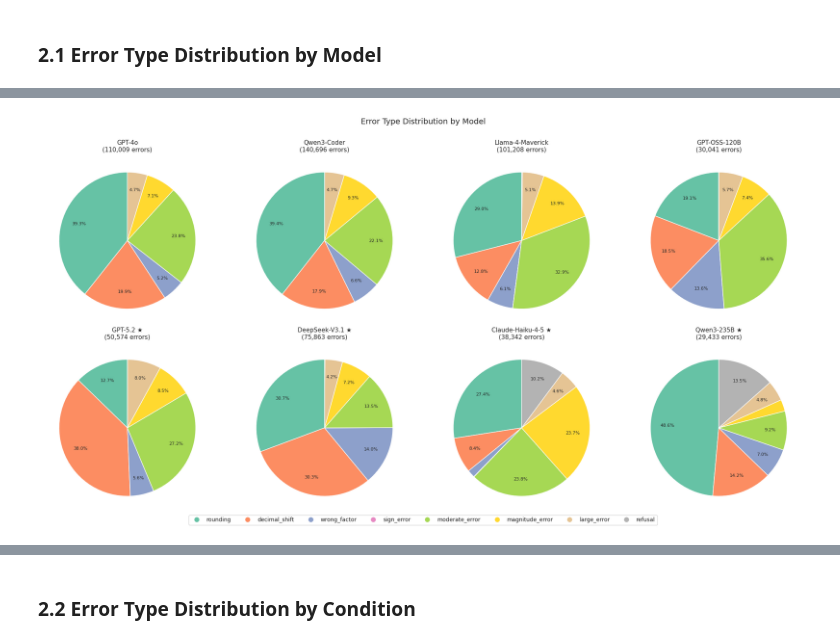
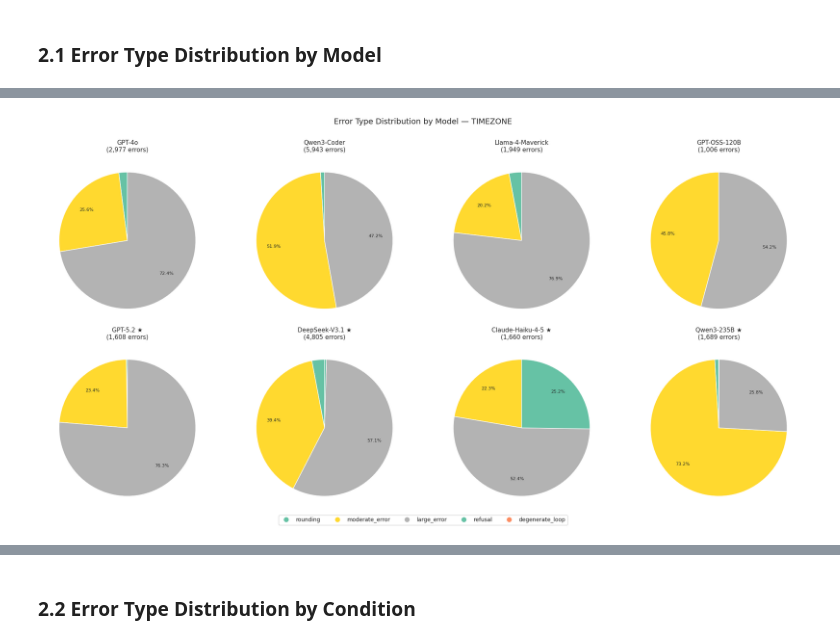
Before and after one commit to janewarren/math_gender, a Jupyter notebook: conversion_test/3_error_taxonomy/error_analysis.ipynb, the cells around one changed output, grey strips where cells are left out. Saved outputs shown, nothing was run; the diff lists cells and outputs as text; code cells hidden in the pictures.

```diff
--- a/conversion_test/3_error_taxonomy/error_analysis.ipynb
+++ b/conversion_test/3_error_taxonomy/error_analysis.ipynb
@@ -68,7 +106,7 @@ Conditions: ['regular', 'no_guide', 'math_only']
 # %% [markdown]
 ## 1. Load All Results
 # %%
-df = pd.read_csv('/data/jane/convert/math_gender/conversion_test/2_analysis/results.csv', sep='\t')
+df = pd.read_csv('/data/jane/convert/math_gender/conversion_test/2_analysis/integers.csv', sep='\t')
 print(f"loaded {len(df):,} rows")
 print(f"columns: {df.columns.tolist()}")
 print(f"models: {df['model'].unique()}")
@@ -82,6 +120,3 @@ models: ['claude-haiku-4-5' 'deepseek-v3.1' 'gpt-4o' 'gpt-5.2' 'gpt-oss-120b'
 conditions: ['in_domain_with_guide' 'math_only' 'in_domain_no_guide']
 domains: ['bits_bytes' 'clothing_size' 'cooking' 'currency' 'density' 'energy'
  'moles_to_particles' 'speed' 'temperature' 'timezone' 'volume']
-# %%
-# combine all clothing domains into one
-df.loc[df['domain'].str.startswith('clothing_sizes_'), 'domain'] = 'clothing_size'
@@ -252,50 +530,51 @@ qwen3-235b-thinking     29433              5.1
 # %%
-# Pie chart of error type distribution for each model
+# Pie charts for TIMEZONE and CURRENCY domains
 
 pie_colors = sns.color_palette('Set2', len(error_order))
 color_map = dict(zip(error_order, pie_colors))
 
-models_with_errors = [m for m in ALL_MODELS if m in errors_only['model'].unique()]
-n_models = len(models_with_errors)
-ncols = 4
-nrows = -(-n_models // ncols)  # ceiling division
+for domain_name in ['timezone', 'currency']:
+    dom_errors = errors_only[errors_only['domain'] == domain_name].copy()
+    if dom_errors.empty:
+        continue
 
-fig, axes = plt.subplots(nrows, ncols, figsize=(5 * ncols, 5 * nrows))
-axes = axes.flatten()
+    models_with_errors = [m for m in ALL_MODELS if m in dom_errors['model'].unique()]
+    n_models = len(models_with_errors)
+    ncols = 4
+    nrows = -(-n_models // ncols)
 
-for idx, model in enumerate(models_with_errors):
-    ax = axes[idx]
-    model_errs = errors_only[errors_only['model'] == model]['error_type'].value_counts()
-    # Reorder to match error_order, drop zeros
-    model_errs = model_errs.reindex([e for e in error_order if e in model_errs.index]).dropna()
+    fig, axes = plt.subplots(nrows, ncols, figsize=(5 * ncols, 5 * nrows))
+    axes = axes.flatten() if n_models > 1 else [axes]
 
-    colors = [color_map[e] for e in model_errs.index]
-    wedges, texts, autotexts = ax.pie(
-        model_errs.values, labels=None, autopct='%1.1f%%',
-        colors=colors, startangle=90, pctdistance=0.75,
-        textprops={'fontsize': 8}
-    )
-    # Hide tiny slices' labels
-    for at, val in zip(autotexts, model_errs.values):
-        if val / model_errs.sum() < 0.03:
-            at.set_text('')
+    for idx, model in enumerate(models_with_errors):
+        ax = axes[idx]
+        model_errs = dom_errors[dom_errors['model'] == model]['error_type'].value_counts()
+        model_errs = model_errs.reindex([e for e in error_order if e in model_errs.index]).dropna()
 
-    display = MODEL_DISPLAY.get(model, model)
-    ax.set_title(f'{display}\n({model_errs.sum():,} errors)', fontsize=11)
+        colors = [color_map[e] for e in model_errs.index]
+        wedges, texts, autotexts = ax.pie(
+            model_errs.values, labels=None, autopct='%1.1f%%',
+            colors=colors, startangle=90, pctdistance=0.75,
+            textprops={'fontsize': 8}
+        )
+        for at, val in zip(autotexts, model_errs.values):
+            if val / model_errs.sum() < 0.03:
+                at.set_text('')
 
-# Hide unused axes
-for idx in range(n_models, len(axes)):
-    axes[idx].set_visible(False)
+        display = MODEL_DISPLAY.get(model, model)
+        ax.set_title(f'{display}\n({model_errs.sum():,} errors)', fontsize=11)
 
-# Shared legend
-legend_handles = [plt.Line2D([0], [0], marker='o', color='w',
-                  markerfacecolor=color_map[e], markersize=10, label=e)
-                  for e in error_order if e in errors_only['error_type'].values]
-fig.legend(handles=legend_handles, loc='lower center', ncol=len(legend_handles),
-           fontsize=10, frameon=True, bbox_to_anchor=(0.5, -0.02))
+    for idx in range(n_models, len(axes)):
+        axes[idx].set_visible(False)
 
-fig.suptitle('Error Type Distribution by Model', fontsize=14, y=1.01)
-plt.tight_layout()
-plt.show()
+    legend_handles = [plt.Line2D([0], [0], marker='o', color='w',
+                      markerfacecolor=color_map[e], markersize=10, label=e)
+                      for e in error_order if e in dom_errors['error_type'].values]
+    fig.legend(handles=legend_handles, loc='lower center', ncol=min(len(legend_handles), 5),
+               fontsize=10, frameon=True, bbox_to_anchor=(0.5, -0.02))
+
+    fig.suptitle(f'Error Type Distribution by Model — {domain_name.upper()}', fontsize=14, y=1.01)
+    plt.tight_layout()
+    plt.show()
 # %% [output]
-[figure, old version]
+[figure, new version]
```
Also changed, not shown: parts of 49 cells of this notebook, 16 other files.
